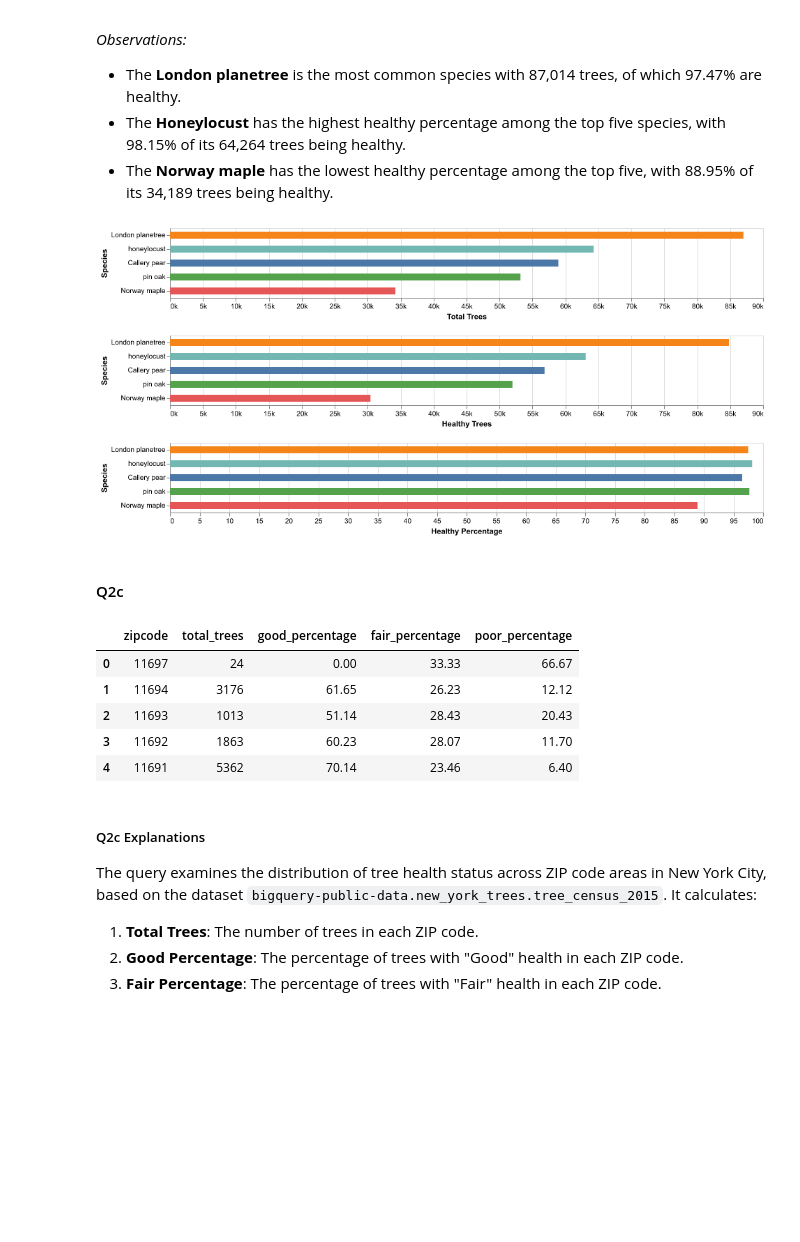
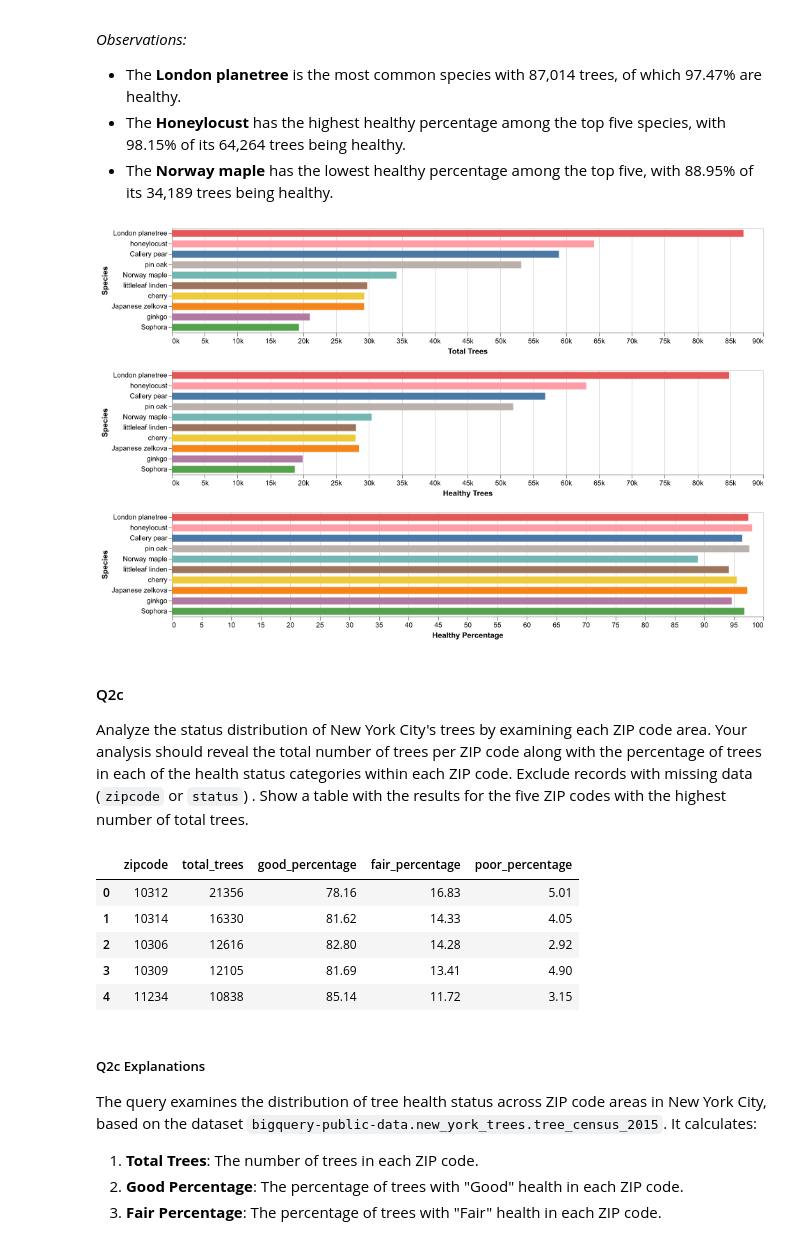
Before and after one commit to NathanP23/Big-Data-Mining-52002, a Jupyter notebook: MidTerm/MidTerm_52002_2024_25.ipynb, the cells around one changed output. Saved outputs shown, nothing was run; the diff lists cells and outputs as text; code cells hidden in the pictures; blank space fills up the shorter version.

```diff
--- a/MidTerm/MidTerm_52002_2024_25.ipynb
+++ b/MidTerm/MidTerm_52002_2024_25.ipynb
@@ -77,7 +77,7 @@ Global Variables
 """
 global_project_id = "big-data-mining-52002-midterm"
 global_chart_width = 850
-global_chart_height = 100
+global_chart_height = 150
 # %% [output]
 Note: you may need to restart the kernel to use updated packages.
 Note: you may need to restart the kernel to use updated packages.
@@ -267,44 +265,45 @@ The query identifies the ten most common tree species in New York City in 2015 b
 - The **Norway maple** has the lowest healthy percentage among the top five, with 88.95% of its 34,189 trees being healthy.
 # %%
 # Chart 1: Total Trees (Defines the sorting order)
-chart1 = alt.Chart(df2b.head()).mark_bar(size=10).encode(
+chart1 = alt.Chart(df2b.head(10)).mark_bar(size=10).encode(
     x=alt.X("total_trees:Q", title="Total Trees", axis=alt.Axis(format="~s")),
     y=alt.Y("species:N", title="Species", sort="-x"),  # Sort by total_trees
     color=alt.Color("species:N", legend=None),
     tooltip=["species", "total_trees"]
 ).properties(
     width=global_chart_width,
     height=global_chart_height,
 )
 
 # Chart 2: Healthy Trees (Use the same sorting as chart1)
-chart2 = alt.Chart(df2b.head()).mark_bar(size=10).encode(
+chart2 = alt.Chart(df2b.head(10)).mark_bar(size=10).encode(
     x=alt.X("healthy_trees:Q", title="Healthy Trees", axis=alt.Axis(format="~s")),
     y=alt.Y("species:N", title="Species", sort=alt.EncodingSortField(field="total_trees", order="descending")),
     color=alt.Color("species:N", legend=None),
     tooltip=["species", "healthy_trees"]
 ).properties(
     width=global_chart_width,
     height=global_chart_height,
 )
 
 # Chart 3: Healthy Percentage (Use the same sorting as chart1)
-chart3 = alt.Chart(df2b.head()).mark_bar(size=10).encode(
+chart3 = alt.Chart(df2b.head(10)).mark_bar(size=10).encode(
     x=alt.X("healthy_percentage:Q", title="Healthy Percentage", axis=alt.Axis(format="~s")),
     y=alt.Y("species:N", title="Species", sort=alt.EncodingSortField(field="total_trees", order="descending")),
     color=alt.Color("species:N", legend=None),
     tooltip=["species", "healthy_percentage"]
 ).properties(
     width=global_chart_width,
     height=global_chart_height,
 )
 
 # Combine charts vertically
 chart1 & chart2 & chart3
 # %% [output]
-[figure, old version]
+[figure, new version]
 # %% [markdown]
 #### Q2c
+Analyze the status distribution of New York City's trees by examining each ZIP code area. Your analysis should reveal the total number of trees per ZIP code along with the percentage of trees in each of the health status categories within each ZIP code. Exclude records with missing data (`zipcode` or `status`) . Show a table with the results for the five ZIP codes with the highest number of total trees.
 # %%
 # 2c)
 query2c = """
@@ -317,7 +316,7 @@ SELECT
 FROM `bigquery-public-data.new_york_trees.tree_census_2015`
 WHERE zipcode IS NOT NULL AND health IS NOT NULL
 GROUP BY zipcode
-ORDER BY zipcode DESC
+ORDER BY total_trees DESC
 LIMIT 5
 """
 
@@ -329,11 +328,11 @@ df2c = query_job2c.result().to_dataframe()
 df2c.head()
 # %% [output]
 |  | zipcode | total_trees | good_percentage | fair_percentage | poor_percentage |
-| 0 | 11697 | 24 | 0.00 | 33.33 | 66.67 |
-| 1 | 11694 | 3176 | 61.65 | 26.23 | 12.12 |
-| 2 | 11693 | 1013 | 51.14 | 28.43 | 20.43 |
-| 3 | 11692 | 1863 | 60.23 | 28.07 | 11.70 |
-| 4 | 11691 | 5362 | 70.14 | 23.46 | 6.40 |
+| 0 | 10312 | 21356 | 78.16 | 16.83 | 5.01 |
+| 1 | 10314 | 16330 | 81.62 | 14.33 | 4.05 |
+| 2 | 10306 | 12616 | 82.80 | 14.28 | 2.92 |
+| 3 | 10309 | 12105 | 81.69 | 13.41 | 4.90 |
+| 4 | 11234 | 10838 | 85.14 | 11.72 | 3.15 |
 # %% [markdown]
 ##### Q2c Explanations
 The query examines the distribution of tree health status across ZIP code areas in New York City, based on the dataset `bigquery-public-data.new_york_trees.tree_census_2015`. It calculates:
```
Also changed, not shown: parts of 42 cells of this notebook.
